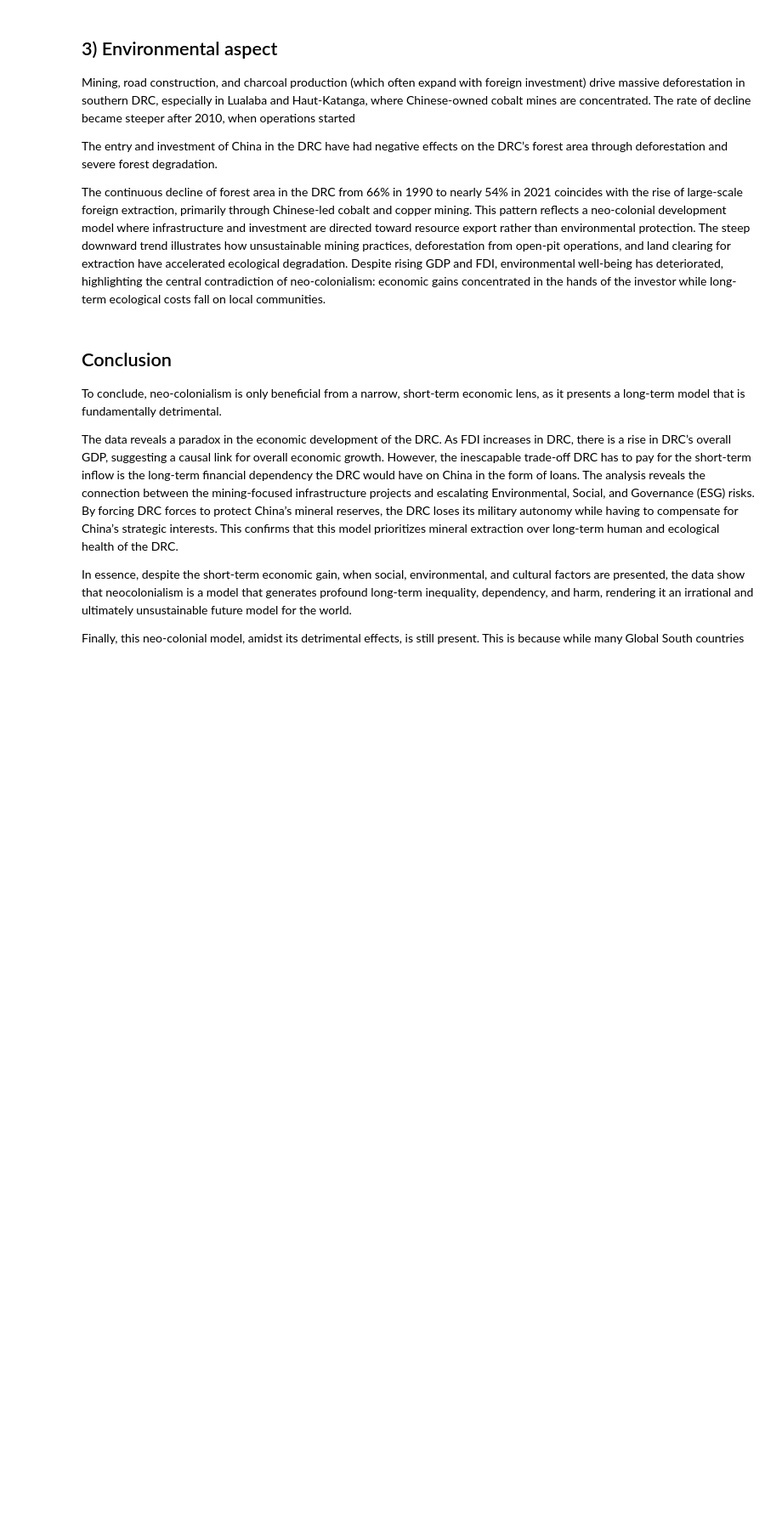
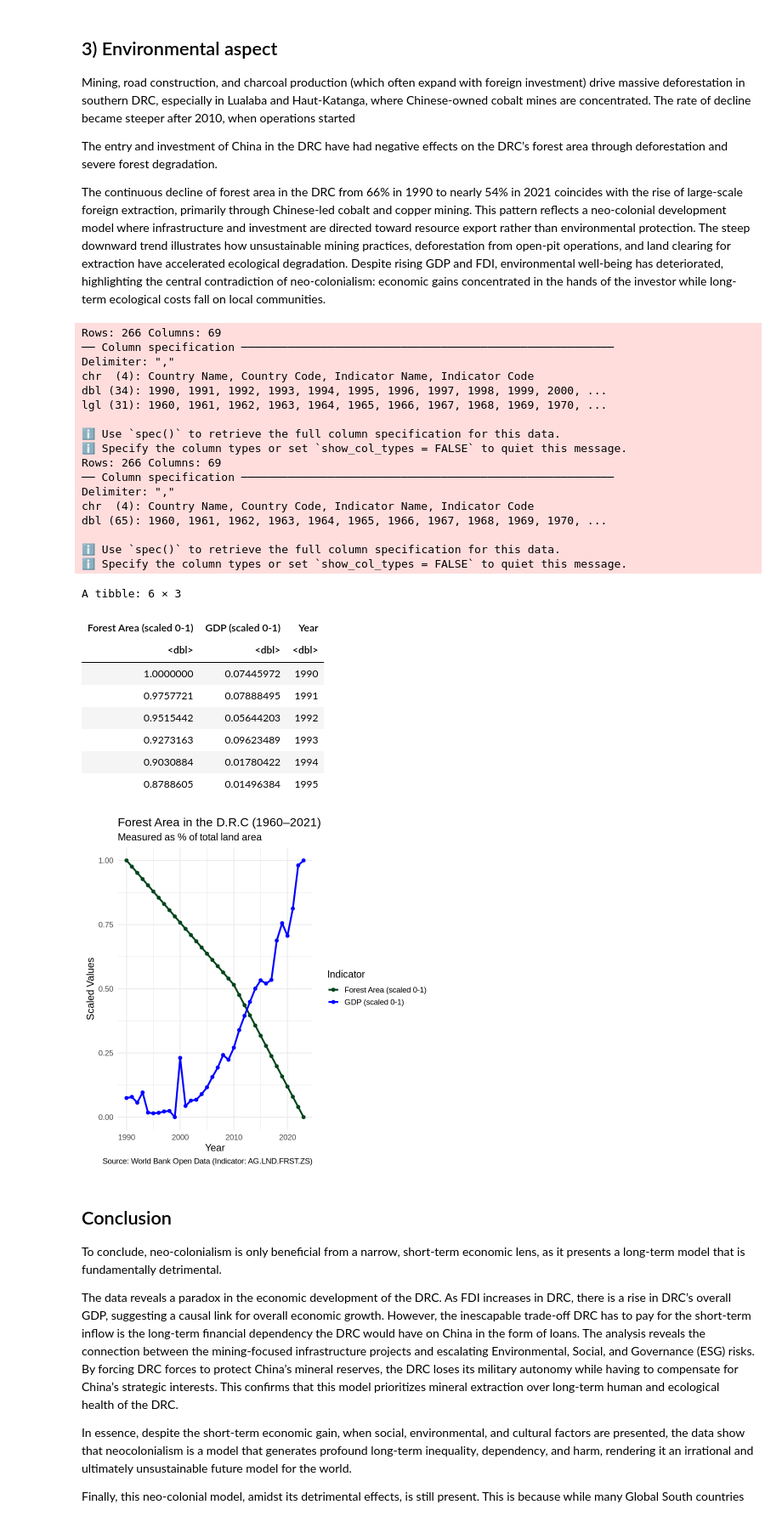
Before and after one commit to minotsp/econ-227-final-project, a Jupyter notebook: finalprojectcode.ipynb, the cells around one changed output. Shown at 85% size. Cells and saved outputs as stored; diff of their text form; code cells hidden in the pictures; blank space fills up the shorter version.

```diff
--- a/finalprojectcode.ipynb
+++ b/finalprojectcode.ipynb
@@ -154,21 +154,72 @@ The entry and investment of China in the DRC have had negative effects on the DR
 The continuous decline of forest area in the DRC from 66% in 1990 to nearly 54% in 2021 coincides with the rise of large-scale foreign extraction, primarily through Chinese-led cobalt and copper mining. This pattern reflects a neo-colonial development model where infrastructure and investment are directed toward resource export rather than environmental protection. The steep downward trend illustrates how unsustainable mining practices, deforestation from open-pit operations, and land clearing for extraction have accelerated ecological degradation. Despite rising GDP and FDI, environmental well-being has deteriorated, highlighting the central contradiction of neo-colonialism: economic gains concentrated in the hands of the investor while long-term ecological costs fall on local communities.
 # %%
 datan <- read_csv("https://docs.google.com/spreadsheets/d/e/2PACX-1vQPvJxDGXDb0hMZY3WDDirT5mnkPOCT4NNVT_vpqorYS3Eb7emn10pjFyXLDS9AwSZEYdNa4AKJ30XW/pub?output=csv", skip = 3)
+
+datann <- read_csv("https://docs.google.com/spreadsheets/d/e/2PACX-1vSQEY-KO3tjwGk-BJ4Tfgn1e8sIhH2POgAeb0HI0go4pYEPm3ALXuBXO-e8LK4nmiNOeVxH8SDAhVKv/pub?output=csv")
 
 drc <- datan %>%
   filter(`Country Name` == "Congo, Dem. Rep.")
 drc_long <- drc %>%
   pivot_longer(
     cols = `1960`:`2024`,
     names_to = "Year",
     values_to = "Forest_Percent") %>%
  mutate(Year = as.numeric(Year))
 
-ggplot(drc_long, aes(x = Year, y = Forest_Percent)) +
-  geom_line(color = "#1b7837", size = 1.2) +
-  geom_point(color = "#00441b", size = 2) +
+drc_gdp <- datann |> filter (`Country Name` == 'Congo, Dem. Rep.') |>
+pivot_longer(cols = `1960`:`2024`,
+         names_to = 'Year',
+         values_to = "GDP") %>%
+   mutate(Year = as.numeric(Year))
+
+drc_join <- full_join(drc_long, drc_gdp, by = "Year") |> select(`Year`, `Forest_Percent`, `GDP`) |> drop_na()
+
+drc_scaled <- drc_join %>%
+mutate(Forest_scaled = (Forest_Percent - min(Forest_Percent)) /
+                    (max(Forest_Percent) - min(Forest_Percent)),
+    GDP_scaled = (GDP - min(GDP)) /
+                 (max(GDP) - min(GDP))) |> select(Forest_scaled, GDP_scaled, Year) |>
+rename(`Forest Area (scaled 0-1)` = Forest_scaled, `GDP (scaled 0-1)` = GDP_scaled)
+
+head(drc_scaled)
+
+ggplot(drc_scaled, aes(x = Year)) +
+  geom_line(aes(y = `Forest Area (scaled 0-1)`, color = "Forest Area (scaled 0-1)"), size = 1.2) +
+geom_point(aes(y = `Forest Area (scaled 0-1)`, color = "Forest Area (scaled 0-1)"), size = 2) +
+  geom_line(aes(y = `GDP (scaled 0-1)`, color = "GDP (scaled 0-1)"), size = 1.2) +
+  geom_point(aes(y = `GDP (scaled 0-1)`, color = "GDP (scaled 0-1)"), size = 2) +
   theme_minimal(base_size = 14) +
-  labs(title = "Forest Area in the D.R.C (1960–2021)", subtitle = "Measured as % of total land area", x = "Year", y = "Forest Area (% of Land Area)", caption = "Source: World Bank Open Data (Indicator: AG.LND.FRST.ZS)") + scale_x_continuous(limits = c(1990,2021))
+  labs(title = "Forest Area in the D.R.C (1960–2021)", subtitle = "Measured as % of total land area", x = "Year", y = "Scaled Values",
+       caption = "Source: World Bank Open Data (Indicator: AG.LND.FRST.ZS)") +
+scale_color_manual(name = "Indicator",values = c("Forest Area (scaled 0-1)" = "#00441b", "GDP (scaled 0-1)" = "blue"))
+# %% [output]
+Rows: 266 Columns: 69
+── Column specification ────────────────────────────────────────────────────────
+Delimiter: ","
+chr  (4): Country Name, Country Code, Indicator Name, Indicator Code
+dbl (34): 1990, 1991, 1992, 1993, 1994, 1995, 1996, 1997, 1998, 1999, 2000, ...
+lgl (31): 1960, 1961, 1962, 1963, 1964, 1965, 1966, 1967, 1968, 1969, 1970, ...
+
+ℹ Use `spec()` to retrieve the full column specification for this data.
+ℹ Specify the column types or set `show_col_types = FALSE` to quiet this message.
+Rows: 266 Columns: 69
+── Column specification ────────────────────────────────────────────────────────
+Delimiter: ","
+chr  (4): Country Name, Country Code, Indicator Name, Indicator Code
+dbl (65): 1960, 1961, 1962, 1963, 1964, 1965, 1966, 1967, 1968, 1969, 1970, ...
+
+ℹ Use `spec()` to retrieve the full column specification for this data.
+ℹ Specify the column types or set `show_col_types = FALSE` to quiet this message.
+A tibble: 6 × 3
+| Forest Area (scaled 0-1) | GDP (scaled 0-1) | Year |
+| <dbl> | <dbl> | <dbl> |
+| 1.0000000 | 0.07445972 | 1990 |
+| 0.9757721 | 0.07888495 | 1991 |
+| 0.9515442 | 0.05644203 | 1992 |
+| 0.9273163 | 0.09623489 | 1993 |
+| 0.9030884 | 0.01780422 | 1994 |
+| 0.8788605 | 0.01496384 | 1995 |
+[figure, added]
 # %% [markdown]
 ## Conclusion
 To conclude, neo-colonialism is only beneficial from a narrow, short-term economic lens, as it presents a long-term model that is fundamentally detrimental.
```
